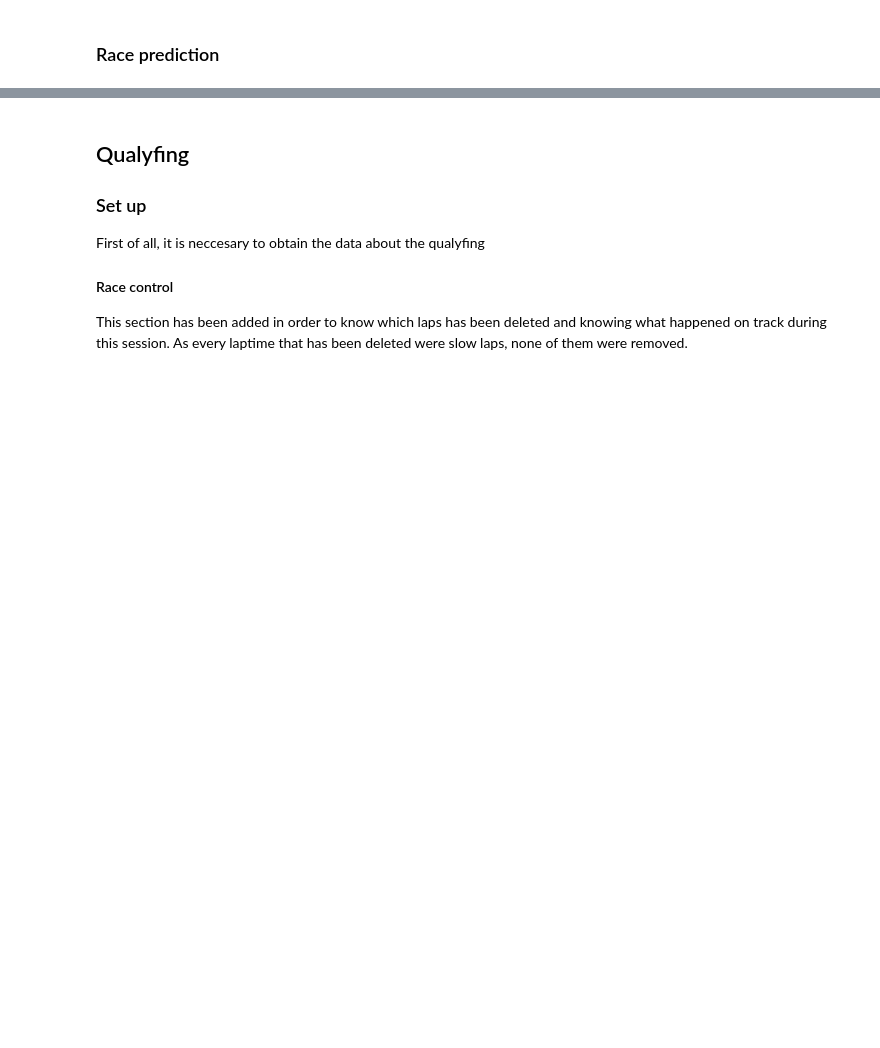
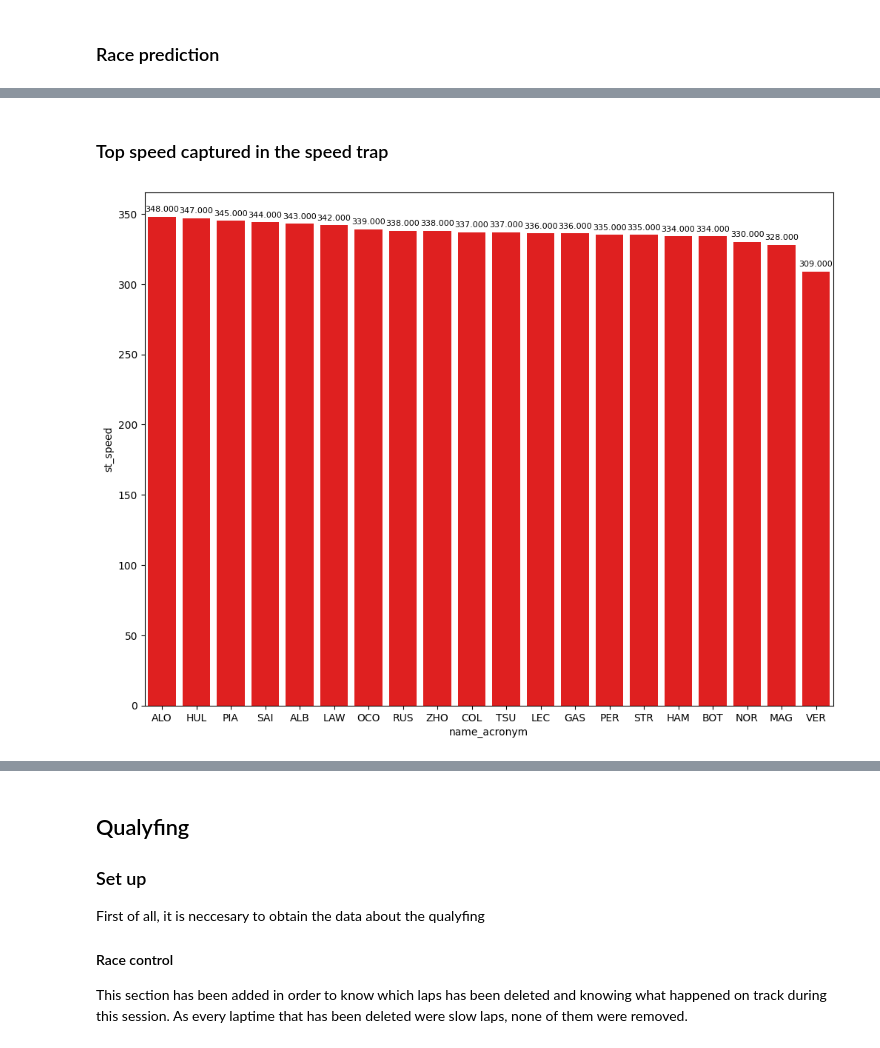
Before and after one commit to frankdelpiero/F1_notebooks, a Jupyter notebook: F1_24/UnitedStates_Recap.ipynb, the cells around one changed output, grey strips where cells are left out. Drawn from its saved outputs; the diff is of its cells as text; code cells hidden in the pictures; blank space fills up the shorter version.

```diff
--- a/F1_24/UnitedStates_Recap.ipynb
+++ b/F1_24/UnitedStates_Recap.ipynb
@@ -1614,0 +1646,7 @@ race_simulation.groupby('team').mean().sort_values(by='mean_lap_duration')
+# %% [markdown]
+### Top speed captured in the speed trap
+# %%
+top_speed = jointables.loc[jointables.groupby(['name_acronym'])['st_speed'].idxmax()].sort_values(by=['st_speed'],ascending=False)
+libraryDataF1.obtainchart("name_acronym","st_speed",top_speed)
+# %% [output]
+[figure, added]
```
Also changed, not shown: parts of 55 cells of this notebook.
